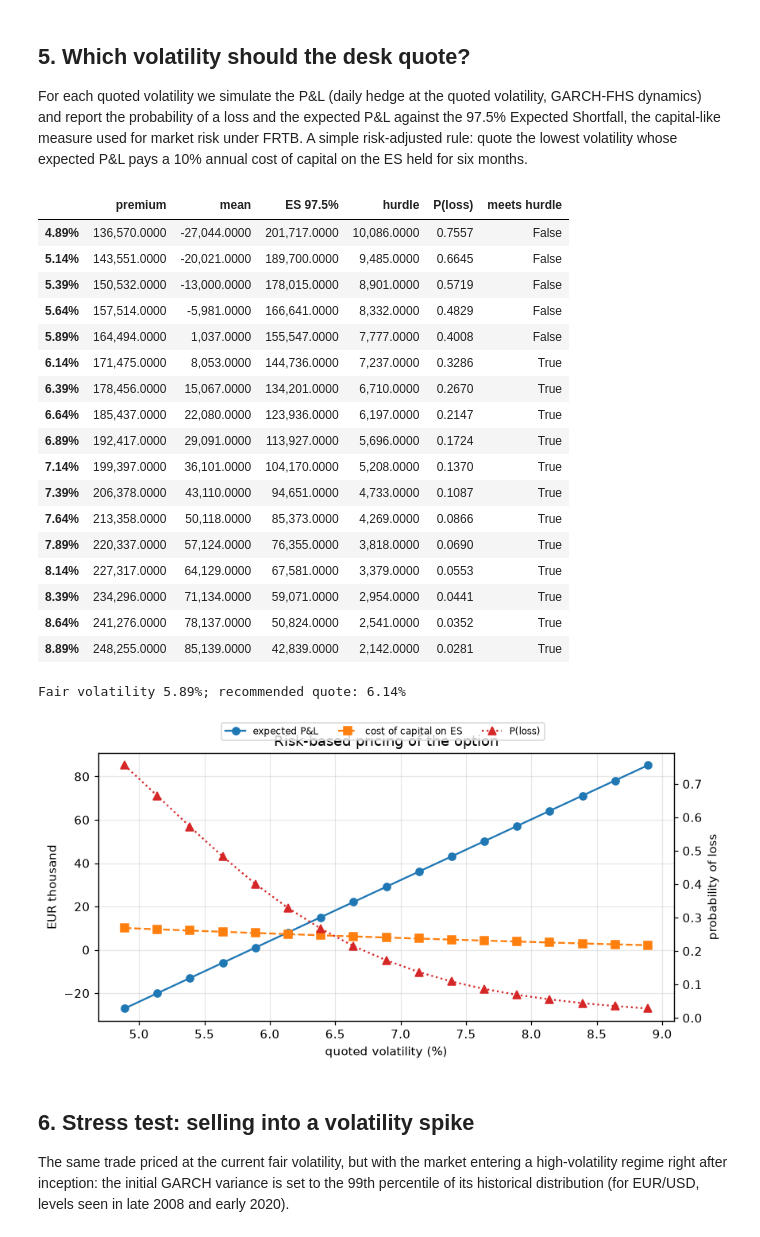
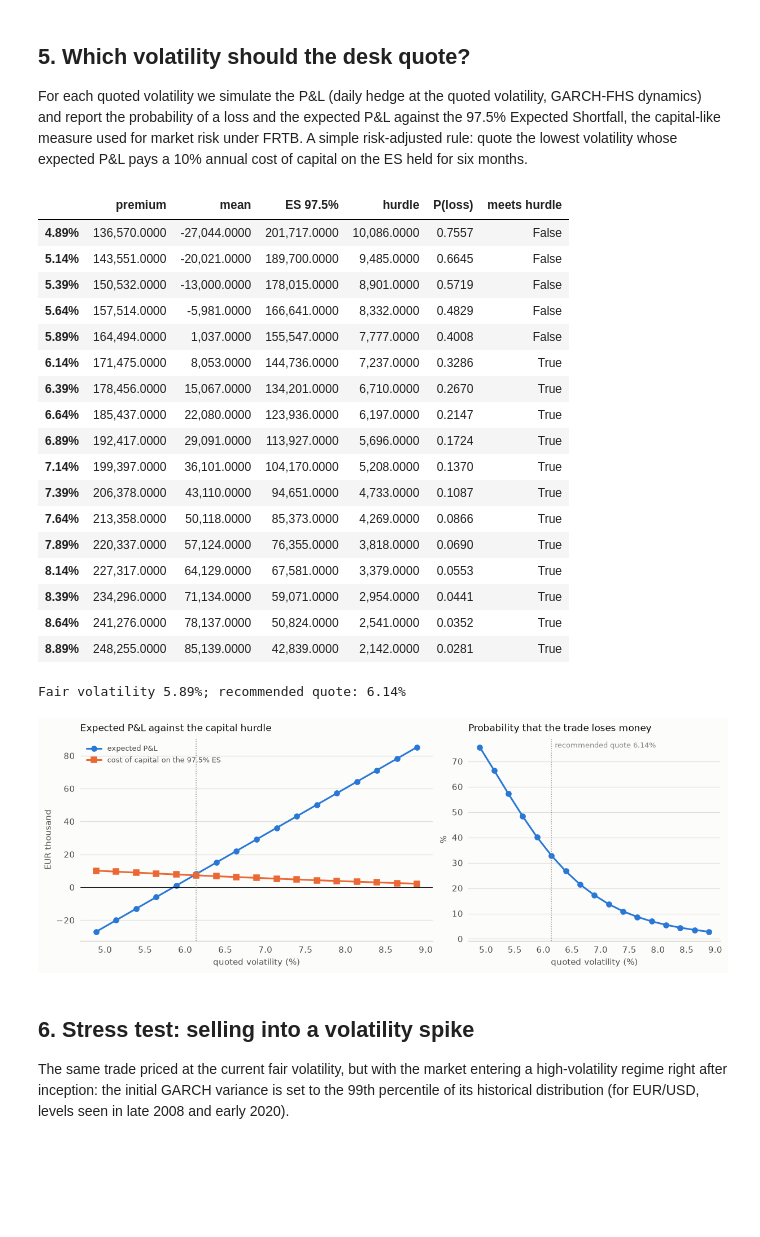
Before and after one commit to paolo993788/Quantitative-finance, a Jupyter notebook: notebooks/case_studies/fx_option_desk_hedging.ipynb, the cells around one changed output. Saved outputs shown, nothing was run; the diff lists cells and outputs as text; code cells hidden in the pictures; blank space fills up the shorter version.

```diff
--- a/notebooks/case_studies/fx_option_desk_hedging.ipynb
+++ b/notebooks/case_studies/fx_option_desk_hedging.ipynb
@@ -52,7 +52,8 @@ OUTPUT_DIR = ROOT / "outputs" / "fx_option_desk"
 OUTPUT_DIR.mkdir(parents=True, exist_ok=True)
 
 pd.set_option("display.float_format", lambda x: f"{x:,.4f}")
-plt.rcParams.update({"figure.dpi": 110, "axes.grid": True, "grid.alpha": 0.3})
+from quant_engine.figstyle import MUTED, NEGATIVE, SERIES, notebook_style, ordinal_colors
+notebook_style()   # validated palette, recessive grid, constrained layout (see figstyle.py)
 print(f"quant_engine {quant_engine.__version__} | data mode: {DATA_MODE} | threads: {os.cpu_count()}")
 # %% [output]
 quant_engine 0.1.0 | data mode: official | threads: 4
@@ -178,11 +179,10 @@ display(models[money].round(0).join(models[["P(loss)"]].round(3)))
 
 fig, ax = plt.subplots(figsize=(9, 4))
 for label, out in runs.items():
-    ax.hist(out["pnl"] * scale / 1e3, bins=200, range=(-150, 100), histtype="step", density=True, label=label)
+    ax.hist(out["pnl"] * scale / 1e3, bins=200, range=(-150, 100), histtype="step", lw=1.6, density=True, label=label)
 ax.axvline(0, color="k", lw=0.8)
 ax.set(xlabel="P&L of the hedged short option (EUR thousand)", ylabel="density", title="Daily delta hedging at the fair volatility")
 ax.legend()
-fig.tight_layout()
 fig.savefig(OUTPUT_DIR / "pnl_by_model.png", dpi=150)
 # %% [output]
 Heston: v0 = 0.00269, kappa = 0.393, theta = 0.01120, sigma_v = 0.0487, rho = 0
@@ -208,12 +208,14 @@ display(frontier[["mean", "std. dev.", "ES 97.5%", "mean costs"]].round(0).join(
 
 fig, ax = plt.subplots(figsize=(7, 4))
 hedged = frontier.drop(index="no hedge")
-ax.plot(hedged["std. dev."] / 1e3, -hedged["mean"] / 1e3, "o-")
+ax.plot(hedged["std. dev."] / 1e3, hedged["mean costs"] / 1e3, "o-", ms=7, mec="white", mew=1.5)
 for label, row in hedged.iterrows():
-    ax.annotate(label, (row["std. dev."] / 1e3, -row["mean"] / 1e3), fontsize=8, xytext=(4, 4), textcoords="offset points")
-ax.set(xlabel="P&L standard deviation (EUR thousand)", ylabel="expected hedging cost (EUR thousand)",
+    ax.annotate(label, (row["std. dev."] / 1e3, row["mean costs"] / 1e3), fontsize=8.5, xytext=(7, 3),
+                textcoords="offset points")
+ax.set_xlim(right=hedged["std. dev."].max() / 1e3 * 1.12)
+ax.set_ylim(0, hedged["mean costs"].max() / 1e3 * 1.15)
+ax.set(xlabel="P&L standard deviation (EUR thousand)", ylabel="expected transaction costs (EUR thousand)",
        title="Cost-risk trade-off of the hedging frequency")
-fig.tight_layout()
 fig.savefig(OUTPUT_DIR / "hedging_frontier.png", dpi=150)
 # %% [output]
 |  | mean | std. dev. | ES 97.5% | mean costs | P(loss) |
@@ -242,44 +244,48 @@ for vol in grid:
     rows[f"{100 * vol:.2f}%"] = s
 quotes = pd.DataFrame(rows).T
 quotes["meets hurdle"] = quotes["mean"] >= quotes["hurdle"]
 display(quotes[["premium", "mean", "ES 97.5%", "hurdle"]].round(0).join(quotes[["P(loss)", "meets hurdle"]]))
 eligible = quotes[quotes["meets hurdle"]]
 recommended = eligible.index[0] if len(eligible) else None
 print(f"Fair volatility {100 * fair_vol:.2f}%; recommended quote: {recommended}")
 
-fig, ax1 = plt.subplots(figsize=(8, 4))
+# Two panels with one scale each (a second y-axis would suggest a relation that the scales do not carry).
+fig, axes = plt.subplots(1, 2, figsize=(11, 4), gridspec_kw={"width_ratios": [1.4, 1]})
 x = [float(v.rstrip("%")) for v in quotes.index]
-ax1.plot(x, quotes["mean"] / 1e3, "o-", label="expected P&L")
-ax1.plot(x, quotes["hurdle"] / 1e3, "s--", label="cost of capital on ES")
-ax1.set(xlabel="quoted volatility (%)", ylabel="EUR thousand", title="Risk-based pricing of the option")
-ax2 = ax1.twinx()
-ax2.plot(x, quotes["P(loss)"], "^:", color="C3", label="P(loss)")
-ax2.set_ylabel("probability of loss")
-ax2.grid(False)
-fig.legend(loc="upper center", ncol=3, fontsize=8)
-fig.tight_layout()
+axes[0].plot(x, quotes["mean"] / 1e3, "o-", color=SERIES[0], label="expected P&L")
+axes[0].plot(x, quotes["hurdle"] / 1e3, "s-", color=SERIES[1], label="cost of capital on the 97.5% ES")
+axes[0].axhline(0, color="k", lw=0.6)
+axes[0].set(xlabel="quoted volatility (%)", ylabel="EUR thousand", title="Expected P&L against the capital hurdle")
+axes[0].legend(loc="upper left")
+axes[1].plot(x, 100 * quotes["P(loss)"], "o-", color=SERIES[0])
+axes[1].set(xlabel="quoted volatility (%)", ylabel="%", title="Probability that the trade loses money")
+if recommended:
+    for ax in axes:
+        ax.axvline(float(recommended.rstrip("%")), color=MUTED, lw=1, ls=":")
+    axes[1].annotate(f"recommended quote {recommended}", (float(recommended.rstrip("%")), axes[1].get_ylim()[1]),
+                     xytext=(4, -4), textcoords="offset points", va="top", fontsize=8.5, color=MUTED)
 fig.savefig(OUTPUT_DIR / "pricing.png", dpi=150)
 # %% [output]
 |  | premium | mean | ES 97.5% | hurdle | P(loss) | meets hurdle |
 | 4.89% | 136,570.0000 | -27,044.0000 | 201,717.0000 | 10,086.0000 | 0.7557 | False |
 | 5.14% | 143,551.0000 | -20,021.0000 | 189,700.0000 | 9,485.0000 | 0.6645 | False |
 | 5.39% | 150,532.0000 | -13,000.0000 | 178,015.0000 | 8,901.0000 | 0.5719 | False |
 | 5.64% | 157,514.0000 | -5,981.0000 | 166,641.0000 | 8,332.0000 | 0.4829 | False |
 | 5.89% | 164,494.0000 | 1,037.0000 | 155,547.0000 | 7,777.0000 | 0.4008 | False |
 | 6.14% | 171,475.0000 | 8,053.0000 | 144,736.0000 | 7,237.0000 | 0.3286 | True |
 | 6.39% | 178,456.0000 | 15,067.0000 | 134,201.0000 | 6,710.0000 | 0.2670 | True |
 | 6.64% | 185,437.0000 | 22,080.0000 | 123,936.0000 | 6,197.0000 | 0.2147 | True |
 | 6.89% | 192,417.0000 | 29,091.0000 | 113,927.0000 | 5,696.0000 | 0.1724 | True |
 | 7.14% | 199,397.0000 | 36,101.0000 | 104,170.0000 | 5,208.0000 | 0.1370 | True |
 | 7.39% | 206,378.0000 | 43,110.0000 | 94,651.0000 | 4,733.0000 | 0.1087 | True |
 | 7.64% | 213,358.0000 | 50,118.0000 | 85,373.0000 | 4,269.0000 | 0.0866 | True |
 | 7.89% | 220,337.0000 | 57,124.0000 | 76,355.0000 | 3,818.0000 | 0.0690 | True |
 | 8.14% | 227,317.0000 | 64,129.0000 | 67,581.0000 | 3,379.0000 | 0.0553 | True |
 | 8.39% | 234,296.0000 | 71,134.0000 | 59,071.0000 | 2,954.0000 | 0.0441 | True |
 | 8.64% | 241,276.0000 | 78,137.0000 | 50,824.0000 | 2,541.0000 | 0.0352 | True |
 | 8.89% | 248,255.0000 | 85,139.0000 | 42,839.0000 | 2,142.0000 | 0.0281 | True |
 Fair volatility 5.89%; recommended quote: 6.14%
-[figure, old version]
+[figure, new version]
 # %% [markdown]
 ## 6. Stress test: selling into a volatility spike
 
```
Also changed, not shown: parts of 2 cells of this notebook, 4 other files.
